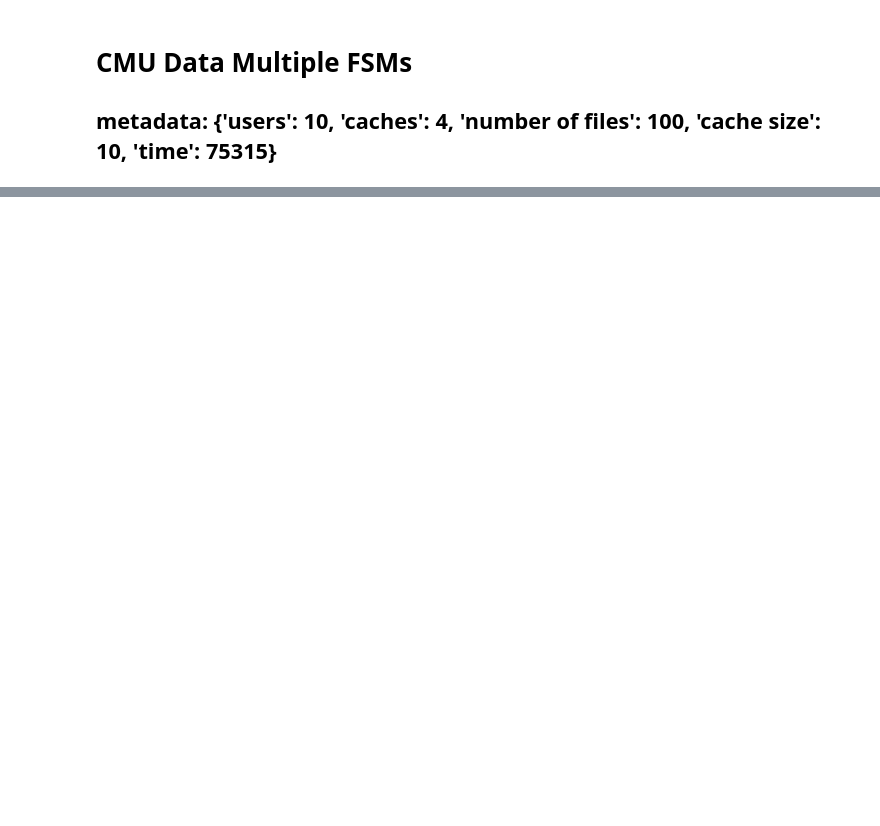
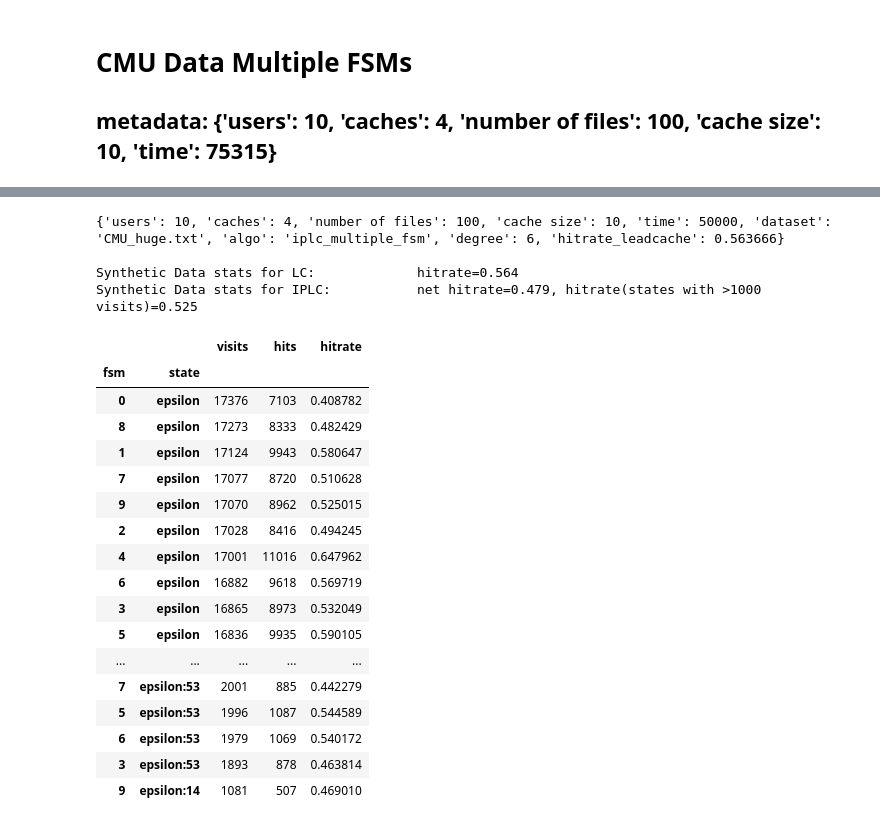
Before and after one commit to AtivJoshi/UniversalCaching, a Jupyter notebook: results.ipynb, the cells around one changed output, grey strips where cells are left out. Cells and saved outputs as stored; diff of their text form; code cells hidden in the pictures; blank space fills up the shorter version.

```diff
--- a/results.ipynb
+++ b/results.ipynb
@@ -232,0 +240,37 @@ Synthetic Data stats for IPLC:           net hitrate=0.369, hitrate(states with
+# %%
+with pd.HDFStore(f'data/cmu_iplc_multifsm_u10_c4_t50000_d6_2021_10_04_16_41_55.h5') as storage:
+    df=storage['df']
+    metadata=storage.get_storer('df').attrs.metadata
+    # metadata['hitrate_leadcache']=0.563666
+    # storage.get_storer('df').attrs.metadata=metadata
+_=metadata.pop('network_graph')
+print(metadata)
+print(f'\nSynthetic Data stats for LC: \t\t hitrate={0.563666:.03f}')
+print(f'Synthetic Data stats for IPLC: \t\t net hitrate={0.479388:0.3f}, hitrate(states with >1000 visits)={0.5252891567887327:0.3f}\n')
+df1=df.drop(df[df['visits']<1000].index)
+# df1['hits'].sum()/df1['visits'].sum()
+df1.sort_values(by='visits',inplace=True,ascending=False)
+df1
+# %% [output]
+{'users': 10, 'caches': 4, 'number of files': 100, 'cache size': 10, 'time': 50000, 'dataset': 'CMU_huge.txt', 'algo': 'iplc_multiple_fsm', 'degree': 6, 'hitrate_leadcache': 0.563666}
+
+Synthetic Data stats for LC:             hitrate=0.564
+Synthetic Data stats for IPLC:           net hitrate=0.479, hitrate(states with >1000 visits)=0.525
+|  |  | visits | hits | hitrate |
+| fsm | state |  |  |  |
+| 0 | epsilon | 17376 | 7103 | 0.408782 |
+| 8 | epsilon | 17273 | 8333 | 0.482429 |
+| 1 | epsilon | 17124 | 9943 | 0.580647 |
+| 7 | epsilon | 17077 | 8720 | 0.510628 |
+| 9 | epsilon | 17070 | 8962 | 0.525015 |
+| 2 | epsilon | 17028 | 8416 | 0.494245 |
+| 4 | epsilon | 17001 | 11016 | 0.647962 |
+| 6 | epsilon | 16882 | 9618 | 0.569719 |
+| 3 | epsilon | 16865 | 8973 | 0.532049 |
+| 5 | epsilon | 16836 | 9935 | 0.590105 |
+| ... | ... | ... | ... | ... |
+| 7 | epsilon:53 | 2001 | 885 | 0.442279 |
+| 5 | epsilon:53 | 1996 | 1087 | 0.544589 |
+| 6 | epsilon:53 | 1979 | 1069 | 0.540172 |
+| 3 | epsilon:53 | 1893 | 878 | 0.463814 |
+| 9 | epsilon:14 | 1081 | 507 | 0.469010 |
```
Also changed, not shown: parts of 4 cells of this notebook, 1 other file.
